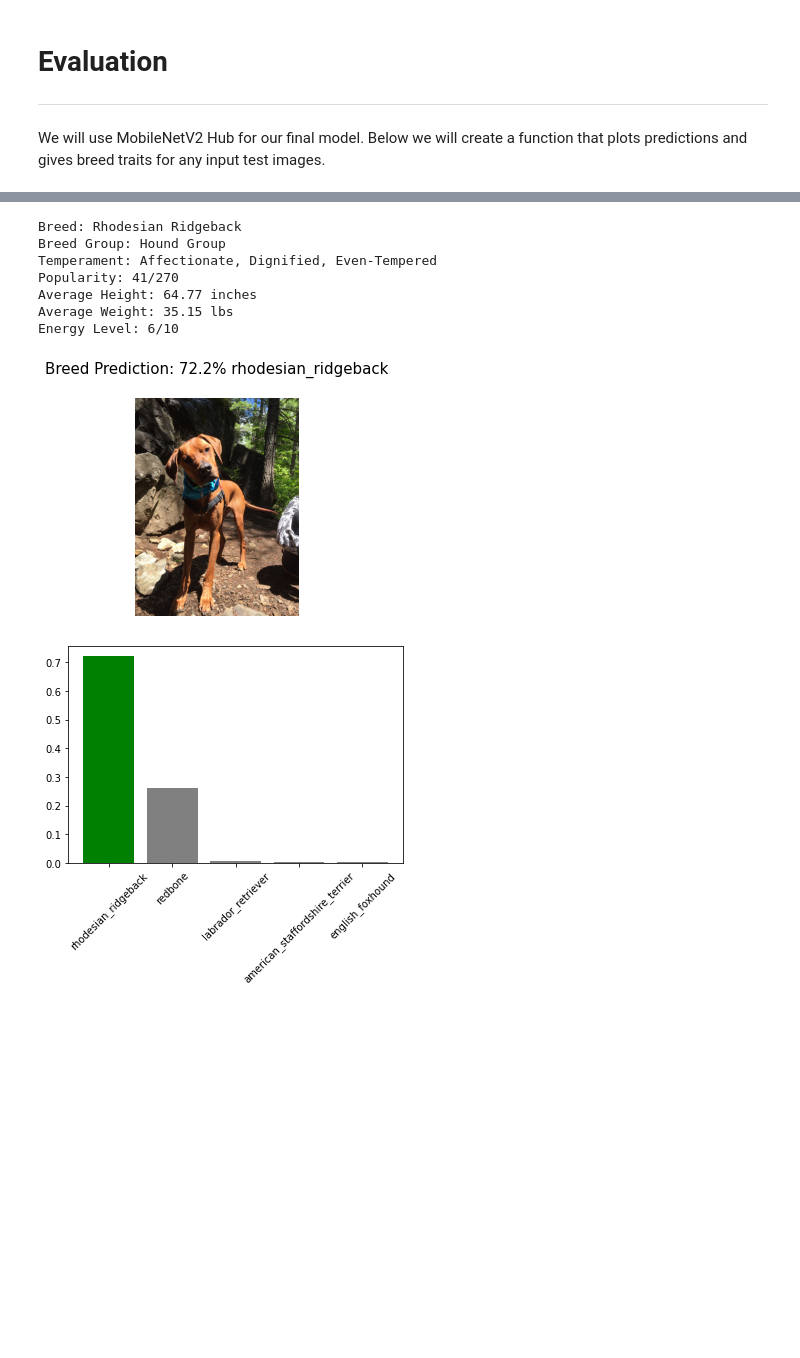
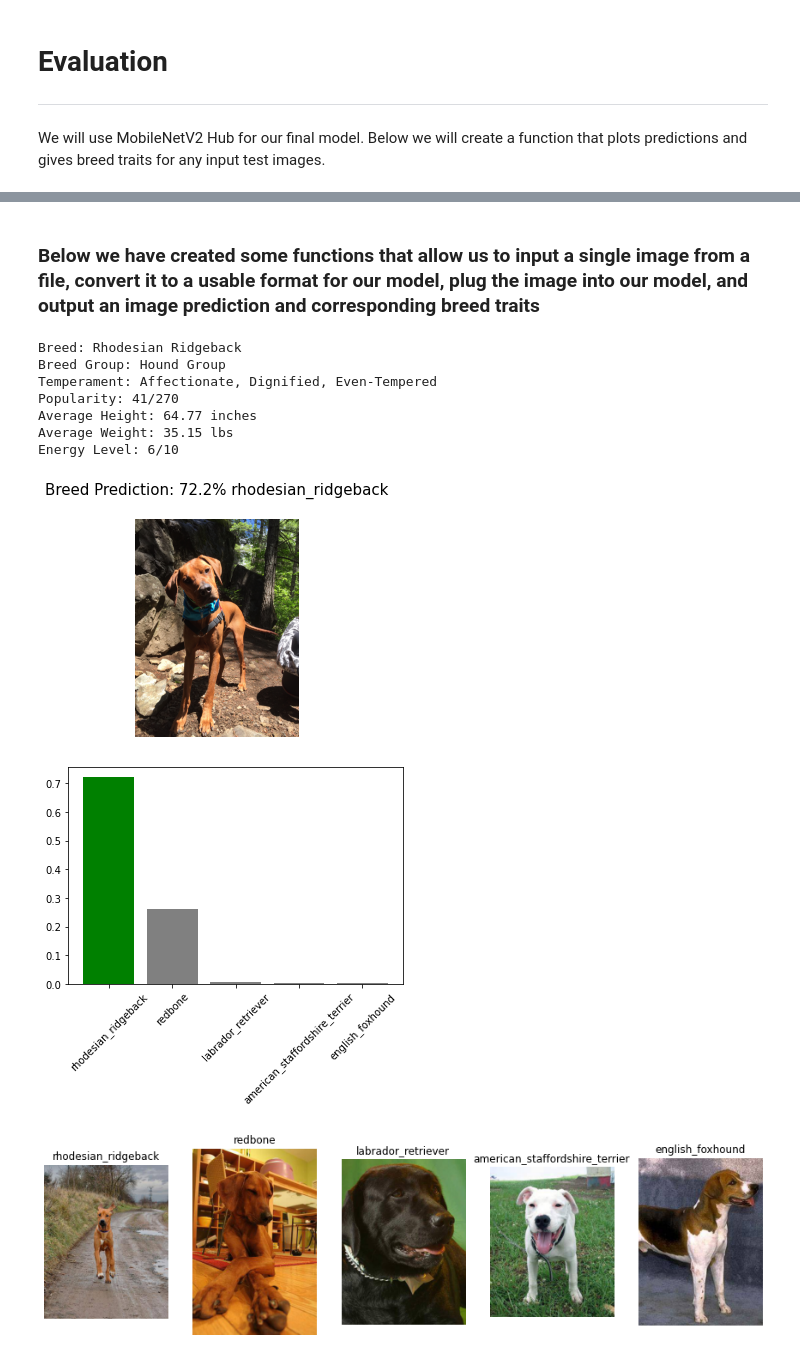
Before and after one commit to hannah-schurman/dog-breed-identification, a Jupyter notebook: dog_breed_classifier.ipynb, the cells around one changed output, grey strips where cells are left out. Saved outputs shown, nothing was run; the diff lists cells and outputs as text; code cells hidden in the pictures; blank space fills up the shorter version.

```diff
--- a/dog_breed_classifier.ipynb
+++ b/dog_breed_classifier.ipynb
@@ -678,0 +649,2 @@ def get_temperament(prediction):
+# %% [markdown]
+### Below we have created some functions that allow us to input a single image from a file, convert it to a usable format for our model, plug the image into our model, and output an image prediction and corresponding breed traits
@@ -747,14 +752,15 @@ def predict_input(image_path, model, label='None', top_5 = False):
     return predictions
 # %%
 test_dog = 'data/test_dogs/IMG_4463.jpg'
-pred_dog = predict_input(test_dog, saved_mobilenet, 'rhodesian_ridgeback')
+pred_dog = predict_input(test_dog, saved_mobilenet, 'rhodesian_ridgeback', True)
 # %% [output]
 Breed: Rhodesian Ridgeback
 Breed Group: Hound Group
 Temperament: Affectionate, Dignified, Even-Tempered
 Popularity: 41/270
 Average Height: 64.77 inches
 Average Weight: 35.15 lbs
 Energy Level: 6/10
 [figure]
 [figure]
+[figure, added]
```
Also changed, not shown: parts of 86 cells of this notebook.
